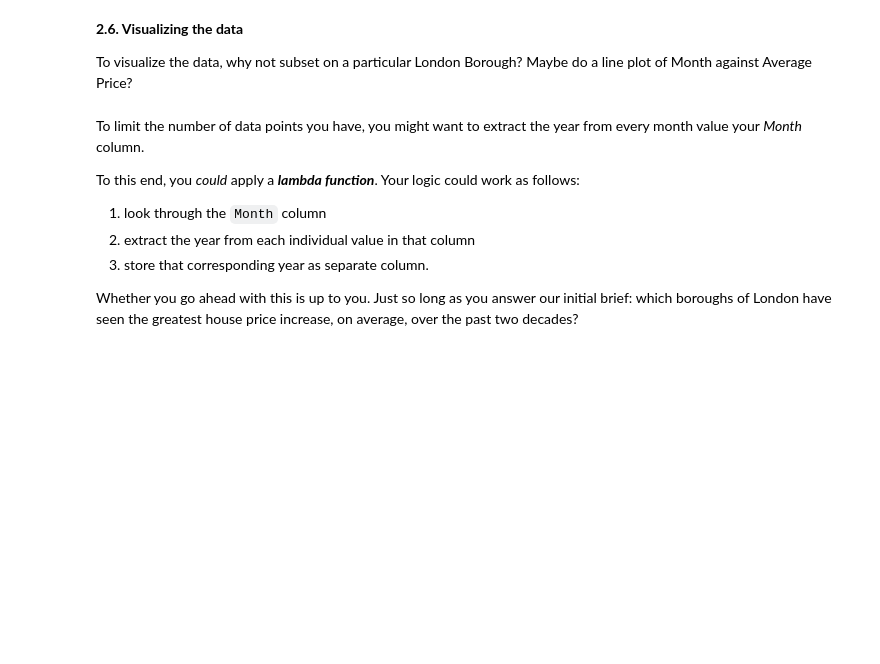
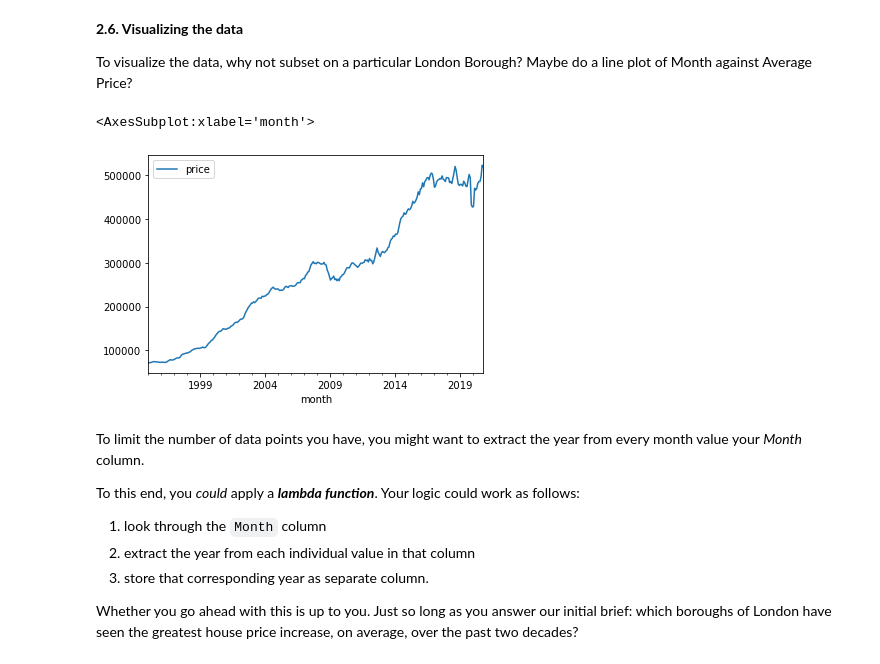
Before and after one commit to sbBEM/SpringBoard, a Jupyter notebook: unit4/Unit 4 Challenge - Tier 3.ipynb, the cells around one changed output. Cells and saved outputs as stored; diff of their text form; code cells hidden in the pictures; blank space fills up the shorter version.

```diff
--- a/unit4/Unit 4 Challenge - Tier 3.ipynb
+++ b/unit4/Unit 4 Challenge - Tier 3.ipynb
@@ -414,6 +414,11 @@ cleaned.head()
 **2.6. Visualizing the data**
 
 To visualize the data, why not subset on a particular London Borough? Maybe do a line plot of Month against Average Price?
+# %%
+cleaned[cleaned['name'] == 'Brent'].plot.line(x = 'month', y='price')
+# %% [output]
+<AxesSubplot:xlabel='month'>
+[figure, added]
 # %% [markdown]
 To limit the number of data points you have, you might want to extract the year from every month value your *Month* column.
 
```
Also changed, not shown: parts of 10 cells of this notebook.
